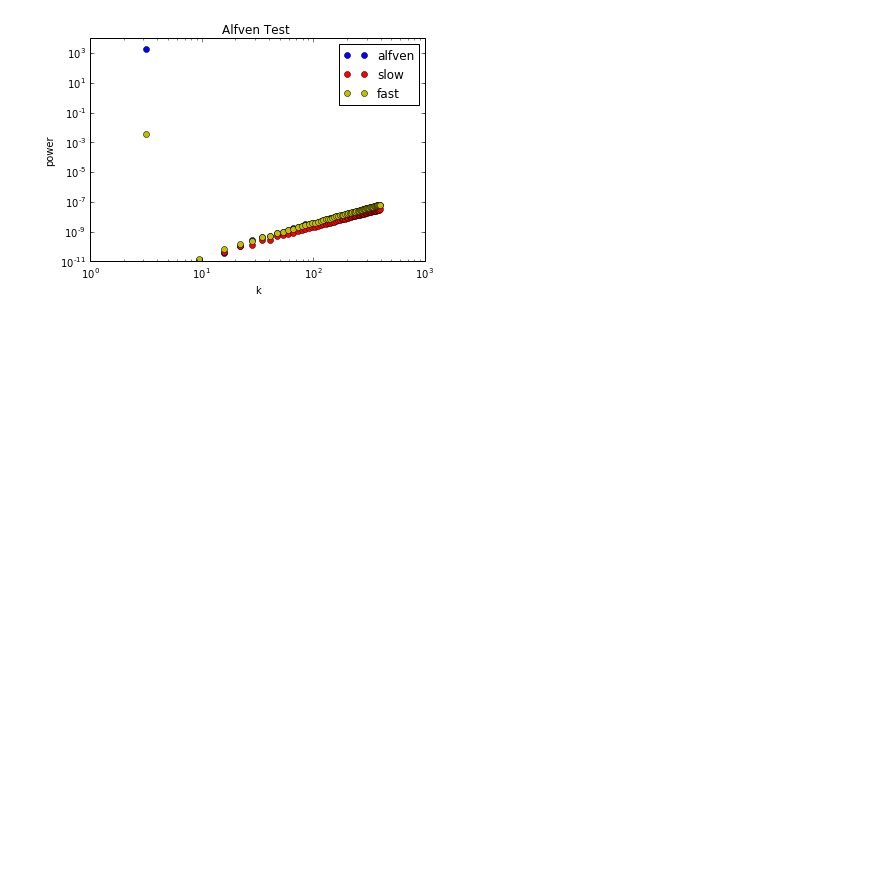
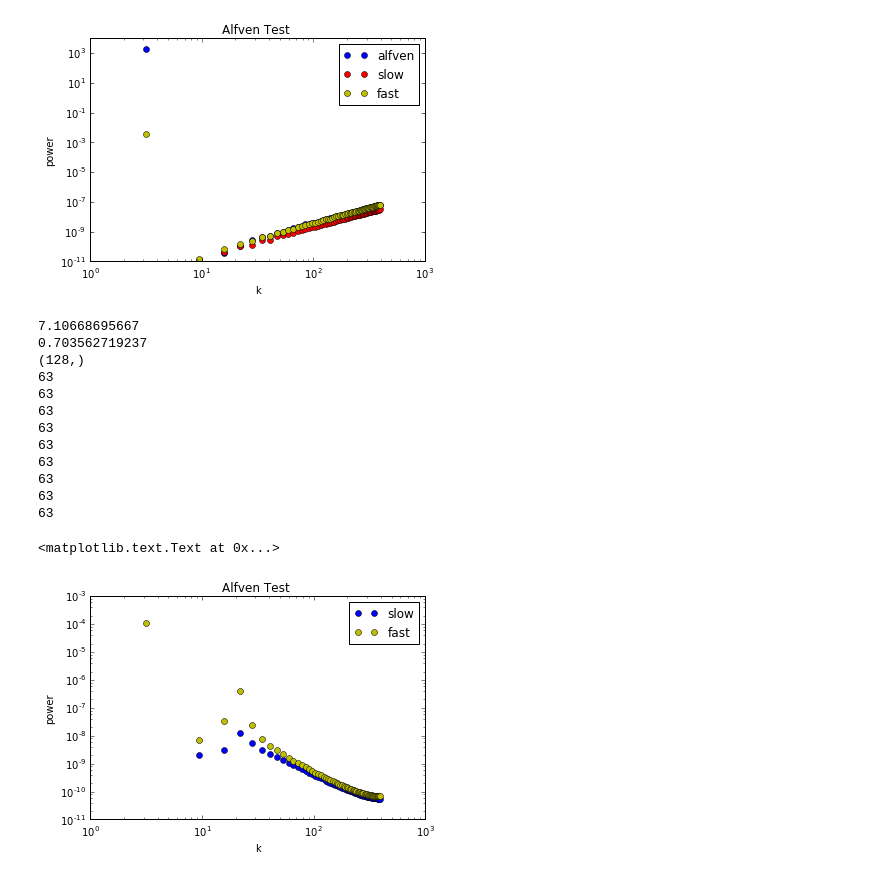
Before and after one commit to DSeligman/MHD_mode_decomposition, a Jupyter notebook: MODE_decomposition_tests.ipynb, the cells around one changed output. Drawn from its saved outputs; the diff is of its cells as text; code cells hidden in the pictures; blank space fills up the shorter version.

```diff
--- a/MODE_decomposition_tests.ipynb
+++ b/MODE_decomposition_tests.ipynb
@@ -128,3 +138,57 @@ plt.title('Alfven Test ')
 63
 <matplotlib.text.Text at 0x...>
 [figure]
+# %%
+#now test a slow mode
+beta=1.e2;
+#units alfven speed = 1
+va = 1.
+cs=np.sqrt(beta/2.)
+n=128
+B0=1.
+A=.001
+NN = 4.
+costheta=1./np.sqrt(2.)
+vplus =np.sqrt(.5*(va**2+cs**2+np.sqrt((va**2+cs**2)**2-4.*va**2*cs**2*costheta**2)))
+vminus = np.sqrt(.5*(va**2+cs**2-np.sqrt((va**2+cs**2)**2-4.*va**2*cs**2*costheta**2)))
+print vplus
+print vminus
+#omegaminus = NN*2.*np.pi*(1.+np.sqrt(2.)/2.)**(.5)#*.1
+omega = NN*2.*np.pi*vminus
+xg=np.linspace(0.,1.,n)
+yg=np.linspace(0.,1.,n)
+zg=np.linspace(0.,1.,n)
+x,y,z=np.meshgrid(xg,yg,zg,indexing='ij')
+Vy = np.zeros((n,n,n))
+#Vz = np.zeros((n,n,n))+.01*np.random.rand(n,n,n)
+#Vy = 10.1*np.sin(2.*128.*np.pi*z)
+xpart=.2
+zpart=np.sqrt(1.-xpart**2)
+
+Vx = np.sqrt(2.)/(2.*np.pi)/B0*omega*A*np.cos(2.*NN*np.pi/np.sqrt(2.)*(xpart*x+zpart*z))/NN
+Vz = A*np.cos(2.*NN*np.pi/np.sqrt(2.)*(xpart*x+zpart*z))
+#Vz=
+kgridG,alfVIso,fastVIso,slowVIso=mode_decomp(Vz,Vy,Vx,beta)
+
+#plt.loglog(kgridG,alfVIso,'bo',label='alfven')
+plt.loglog(kgridG,slowVIso,'bo',label='slow')
+plt.loglog(kgridG,fastVIso,'yo',label='fast')
+plt.legend()
+plt.xlabel('k')
+plt.ylabel('power')
+plt.title('Alfven Test ')
+# %% [output]
+7.10668695667
+0.703562719237
+(128,)
+63
+63
+63
+63
+63
+63
+63
+63
+63
+<matplotlib.text.Text at 0x...>
+[figure, added]
```
Also changed, not shown: parts of 4 cells of this notebook.
